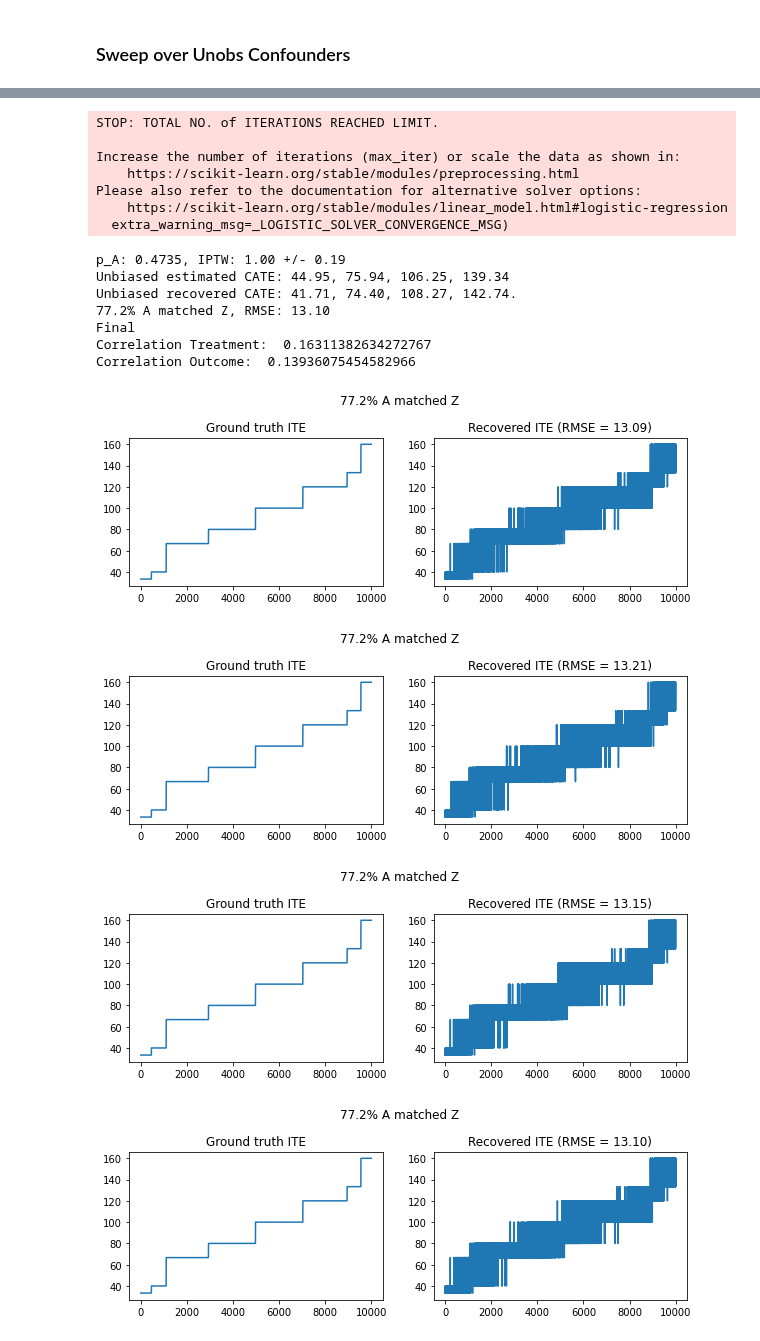
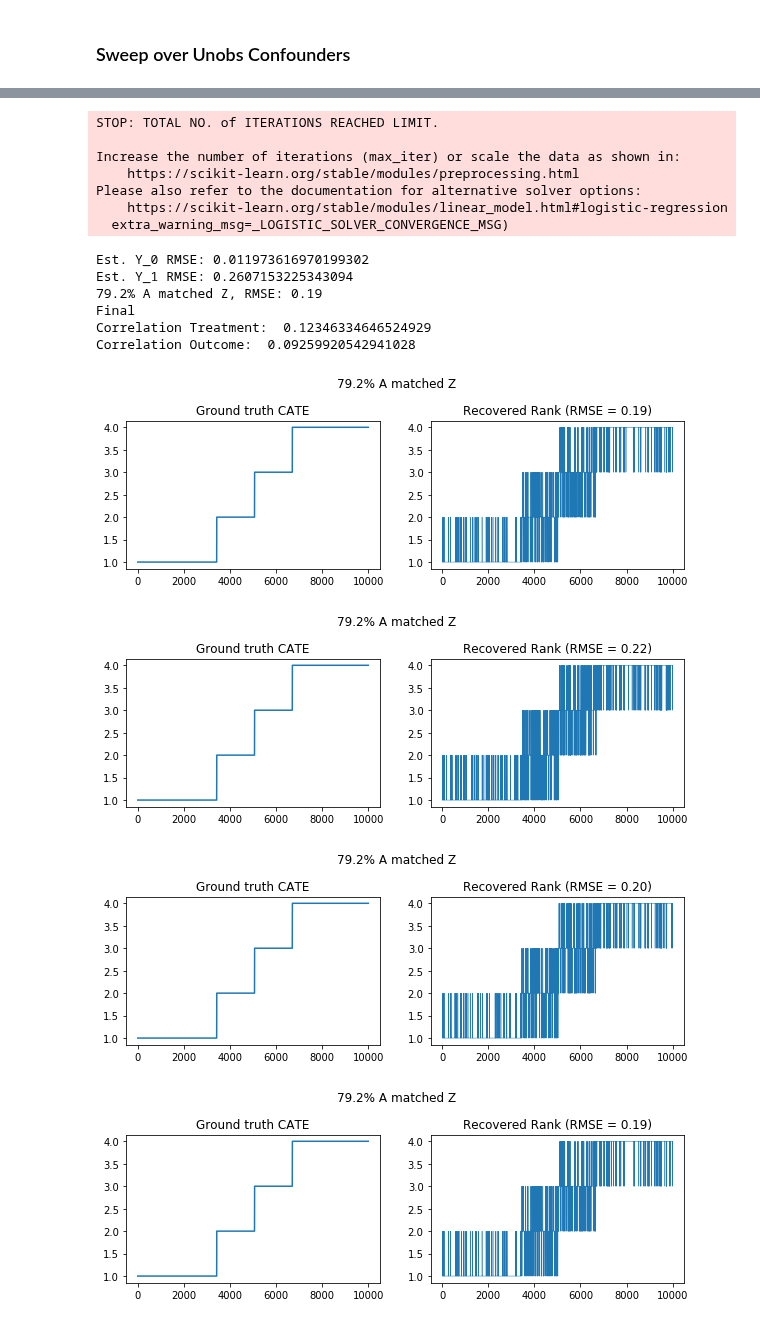
Before and after one commit to yanboxu/split-treatment-simulation, a Jupyter notebook: simulation.ipynb, the cells around one changed output, grey strips where cells are left out. Cells and saved outputs as stored; diff of their text form; code cells hidden in the pictures.

Commit message:
Add files via upload
Updated Sim_data, add FIT_IPTW_SVM, merged Refutation analysis

```diff
--- a/simulation.ipynb
+++ b/simulation.ipynb
@@ -192,17 +97,0 @@ def sim_Unobs_Data(xDim, nSim, p_AgivenZ, p_AgivenNotZ):
-# %%
-def fit_IPTW_LR(X_data, A_data, nObs):
-    # 1. Fit propensity
-    clf = LogisticRegression().fit(X_data, A_data)
-    propensity = clf.predict_proba(X_data)[:,1]
-    p_A = np.sum(A_data)/len(A_data)
-    iptw = [p_A/propensity[i] if A_data[i] == 1 else (1-p_A)/(1-propensity[i]) for i in range(nObs)]
-
-    print('p_A: {}, IPTW: {:.2f} +/- {:.2f}'.format(p_A, np.mean(iptw), np.std(iptw)))
-
-    # 2. Fit weighted LR
-    X_A_data = np.array([X_data[i] * A_data[i] for i in range(nObs)])
-    model = LinearRegression(fit_intercept=False).fit(np.concatenate((X_data,X_A_data, A_data.reshape(-1,1)),1),Y_data,sample_weight=iptw)
-    Yhat_0 = model.predict(np.concatenate((X_data, np.zeros(X_data.shape), np.zeros((nObs,1))),1))
-    Yhat_1 = model.predict(np.concatenate((X_data,X_data, np.ones((nObs,1))),1))
-
-    return Yhat_0, Yhat_1
@@ -260,21 +98,3 @@ def evaluation(Yhat_0, Yhat_1, Group_data, Y_0_data, Y_1_data, A, Z):
-# %%
-# Fit LR
-model = LinearRegression(fit_intercept=False).fit(np.concatenate((X_data,X_A_data,A_data.reshape(-1,1)),1),Y_data)
-Yhat_0 = model.predict(np.concatenate((X_data,np.zeros(X_data.shape),np.zeros((nObs,1))),1))
-Yhat_1 = model.predict(np.concatenate((X_data,X_data,np.ones((nObs,1))),1))
-
-print('Biased est. CATE: {:.2f}, {:.2f}, {:.2f}, {:.2f}'.format(
-    np.mean((Yhat_1 - Yhat_0)[Group_data == 0]),
-           np.mean((Yhat_1 - Yhat_0)[Group_data == 1]),
-                  np.mean((Yhat_1 - Yhat_0)[Group_data == 2]),
-                         np.mean((Yhat_1 - Yhat_0)[Group_data == 3])))
-
-indices_sort = np.argsort(Yhat_1 - Yhat_0)
-recover_CATE = (Y_1_data - Y_0_data)[indices_sort]
-print('Biased rec. CATE: {:.2f}, {:.2f}, {:.2f}, {:.2f}'.format(
-    np.mean(recover_CATE[:sum(Group_data == 0)]), np.mean(recover_CATE[sum(Group_data == 0):sum( Group_data <= 1)]),
-    np.mean(recover_CATE[sum( Group_data <= 1):sum( Group_data <= 2)]), np.mean(recover_CATE[sum( Group_data <= 2):])))
-print('Ground truth CATE:', CATE)
 # %% [markdown]
 # Refutation Analysis
 # %% [markdown]
@@ -308,14 +128,14 @@ for p_AgivenZ in [0.6, 0.7, 0.8, 0.9, 1]:
         corr_y.append(corr_out)
 
         #Results on Normal Data
-        Yhat_0, Yhat_1 = fit_IPTW_LR(X_data, A_data, nObs)
+        Yhat_0, Yhat_1 = fit_IPTW_LR(X_data, Y_data, A_data, nObs)
         a_matched_z, rmse = evaluation(Yhat_0, Yhat_1, Group_data, Y_0_data, Y_1_data, A, Z)
 
         A_matched_Z.append(a_matched_z)
         RMSEs.append(rmse)
 
         #Results on Confounded Data
-        Yhat_0, Yhat_1 = fit_IPTW_LR(X_data_unobs, A_data, nObs)
+        Yhat_0, Yhat_1 = fit_IPTW_LR(X_data_unobs, Y_data, A_data, nObs)
         a_matched_z, rmse = evaluation(Yhat_0, Yhat_1, Group_data, Y_0_data, Y_1_data, A, Z)
 
         A_matched_Z_unobs.append(a_matched_z)
@@ -407,7 +207,7 @@ X_data, Y_data, A_data, nObs, Group_data, Y_0_data, Y_1_data, Z, A = sim_Data(xD
 print(np.sum(Y_0_data), np.sum(Y_1_data))
 
 #Results on Normal Data
-Yhat_0, Yhat_1 = fit_IPTW_LR(X_data, A_data, nObs)
+Yhat_0, Yhat_1 = fit_IPTW_LR(X_data, Y_data, A_data, nObs)
 a_matched_z, rmse = evaluation(Yhat_0, Yhat_1, Group_data, Y_0_data, Y_1_data, A, Z)
 print('% of A matched Z', a_matched_z)
 
@@ -434,7 +234,7 @@ for alpha in alpha_range:
     corr_y.append(corr_out)
 
     #Results on Confounded Data
-    Yhat_0, Yhat_1 = fit_IPTW_LR(X_data_unobs, A_data, nObs)
+    Yhat_0, Yhat_1 = fit_IPTW_LR(X_data_unobs,Y_data,  A_data, nObs)
     a_matched_z, rmse = evaluation(Yhat_0, Yhat_1, Group_data, Y_0_data, Y_1_data, A, Z)
 
     A_matched_Z_unobs.append(a_matched_z)
@@ -491,21 +286,20 @@ Alpha:  100000  Sample_size :  4735  Sum_  90.97357261331913 430759.8663240661 1
 STOP: TOTAL NO. of ITERATIONS REACHED LIMIT.
 
 Increase the number of iterations (max_iter) or scale the data as shown in:
     https://scikit-learn.org/stable/modules/preprocessing.html
 Please also refer to the documentation for alternative solver options:
     https://scikit-learn.org/stable/modules/linear_model.html#logistic-regression
   extra_warning_msg=_LOGISTIC_SOLVER_CONVERGENCE_MSG)
-p_A: 0.4735, IPTW: 1.00 +/- 0.19
-Unbiased estimated CATE: 44.95, 75.94, 106.25, 139.34
-Unbiased recovered CATE: 41.71, 74.40, 108.27, 142.74.
-77.2% A matched Z, RMSE: 13.10
+Est. Y_0 RMSE: 0.011973616970199302
+Est. Y_1 RMSE: 0.2607153225343094
+79.2% A matched Z, RMSE: 0.19
 Final
-Correlation Treatment:  0.16311382634272767
-Correlation Outcome:  0.13936075454582966
+Correlation Treatment:  0.12346334646524929
+Correlation Outcome:  0.09259920542941028
-[figure, old version]
+[figure, new version]
-[figure, old version]
+[figure, new version]
-[figure, old version]
+[figure, new version]
-[figure, old version]
+[figure, new version]
 # %%
 A_matched_Z_unobs = np.array(A_matched_Z_unobs)
 RMSEs_unobs = np.array(RMSEs_unobs)
```
Also changed, not shown: parts of 26 cells of this notebook, 2 other files.
